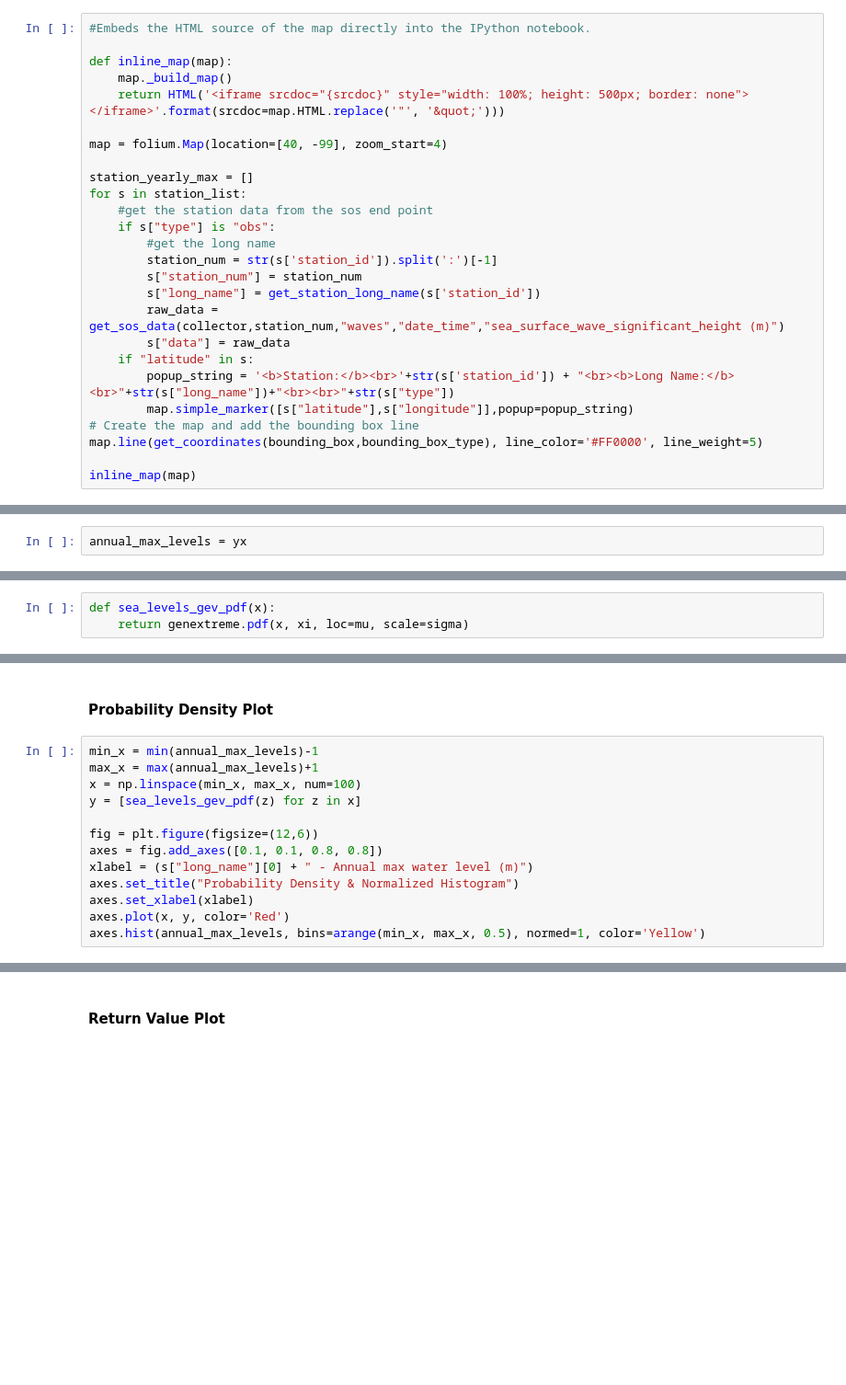
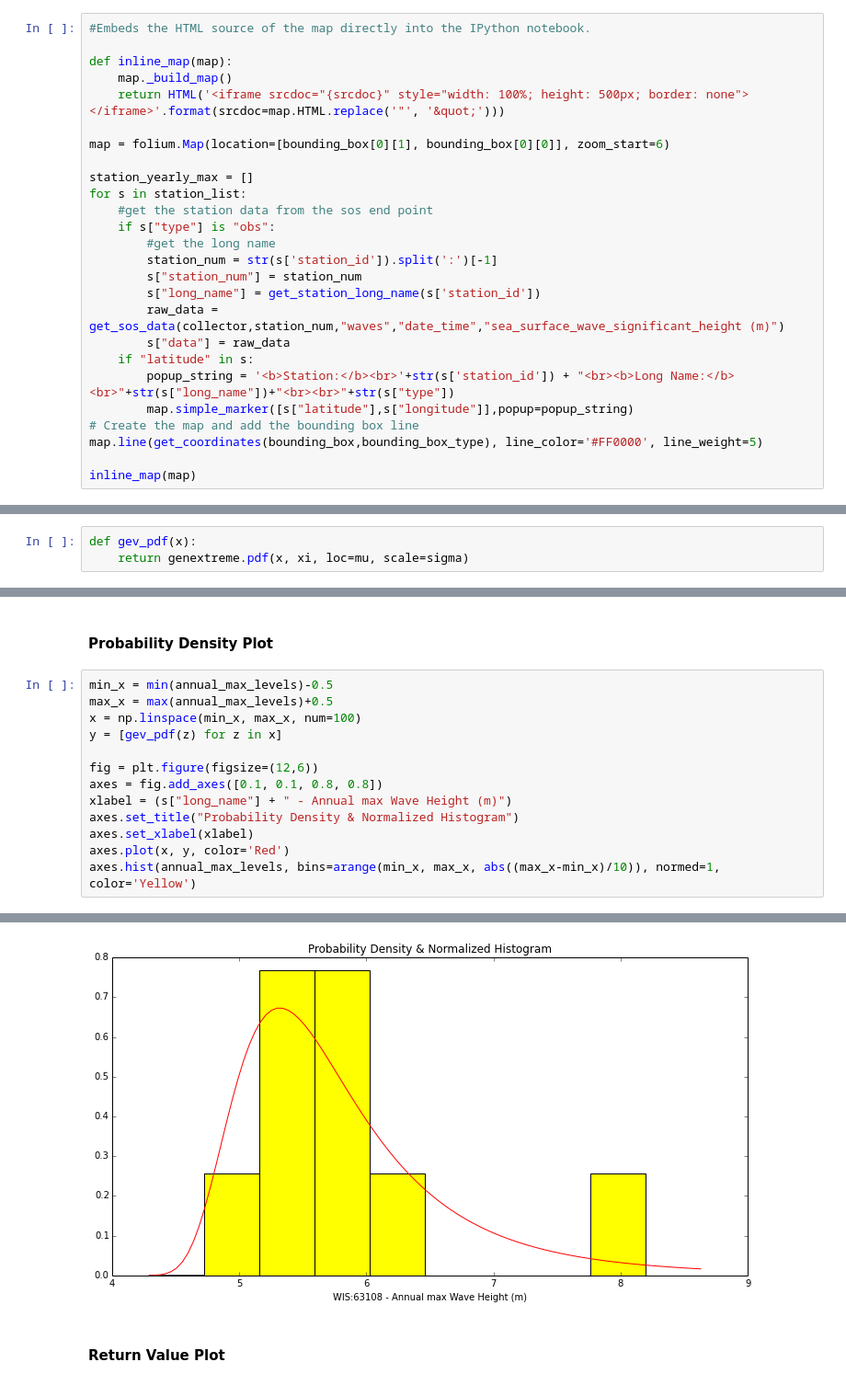
Before and after one commit to ioos/system-test, a Jupyter notebook: theme2_extreme_events/ioos_extreme_events_waves.ipynb, the cells around one changed output, grey strips where cells are left out. Shown at 92% size. Saved outputs shown, nothing was run; the diff lists cells and outputs as text; blank space fills up the shorter version.

Commit message:
added wave data

```diff
--- a/theme2_extreme_events/ioos_extreme_events_waves.ipynb
+++ b/theme2_extreme_events/ioos_extreme_events_waves.ipynb
@@ -394,7 +394,7 @@ def inline_map(map):
     map._build_map()
     return HTML('<iframe srcdoc="{srcdoc}" style="width: 100%; height: 500px; border: none"></iframe>'.format(srcdoc=map.HTML.replace('"', '&quot;')))
 
-map = folium.Map(location=[40, -99], zoom_start=4)
+map = folium.Map(location=[bounding_box[0][1], bounding_box[0][0]], zoom_start=6)
 
 station_yearly_max = []
 for s in station_list:
@@ -464,2 +461,0 @@ ax.legend(loc='center left', bbox_to_anchor=(1, 0.5))
-# %%
-annual_max_levels = yx
@@ -466,6 +468,6 @@ annual_max_levels = yx
 # %% [markdown]
 #### Fit data to GEV distribution
 # %%
-def sea_levels_gev_pdf(x):
+def gev_pdf(x):
     return genextreme.pdf(x, xi, loc=mu, scale=sigma)
 # %%
@@ -477,15 +481,16 @@ print "The mean, sigma, and shape parameters are %s, %s, and %s, resp." % (mu, s
 # %% [markdown]
 #### Probability Density Plot
 # %%
-min_x = min(annual_max_levels)-1
-max_x = max(annual_max_levels)+1
+min_x = min(annual_max_levels)-0.5
+max_x = max(annual_max_levels)+0.5
 x = np.linspace(min_x, max_x, num=100)
-y = [sea_levels_gev_pdf(z) for z in x]
+y = [gev_pdf(z) for z in x]
 
 fig = plt.figure(figsize=(12,6))
 axes = fig.add_axes([0.1, 0.1, 0.8, 0.8])
-xlabel = (s["long_name"][0] + " - Annual max water level (m)")
+xlabel = (s["long_name"] + " - Annual max Wave Height (m)")
 axes.set_title("Probability Density & Normalized Histogram")
 axes.set_xlabel(xlabel)
 axes.plot(x, y, color='Red')
-axes.hist(annual_max_levels, bins=arange(min_x, max_x, 0.5), normed=1, color='Yellow')
+axes.hist(annual_max_levels, bins=arange(min_x, max_x, abs((max_x-min_x)/10)), normed=1, color='Yellow')
+# %% [output]
@@ -492,3 +502,4 @@ axes.hist(annual_max_levels, bins=arange(min_x, max_x, 0.5), normed=1, color='Ye
+[figure, added]
 # %% [markdown]
 #### Return Value Plot
 # %%
```
Also changed, not shown: parts of 7 cells of this notebook.
